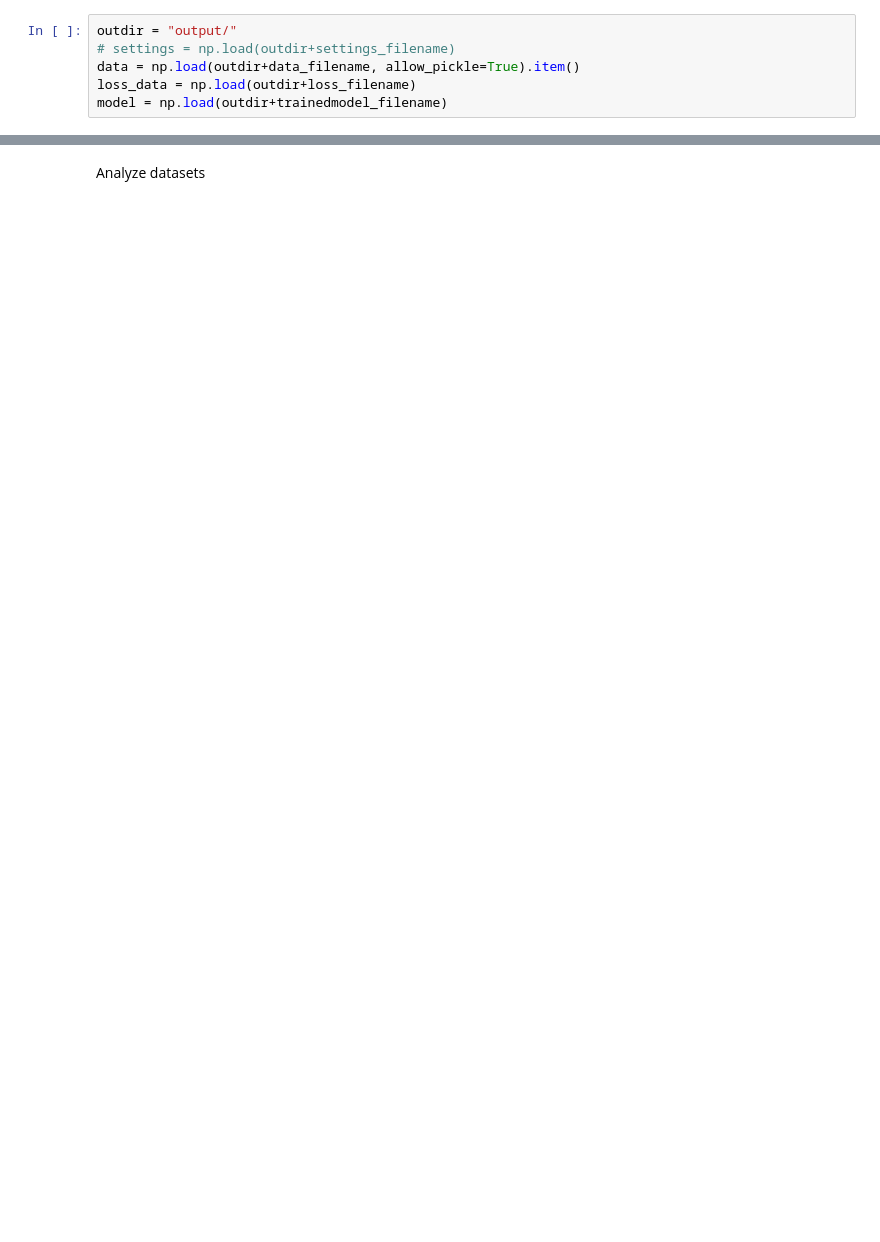
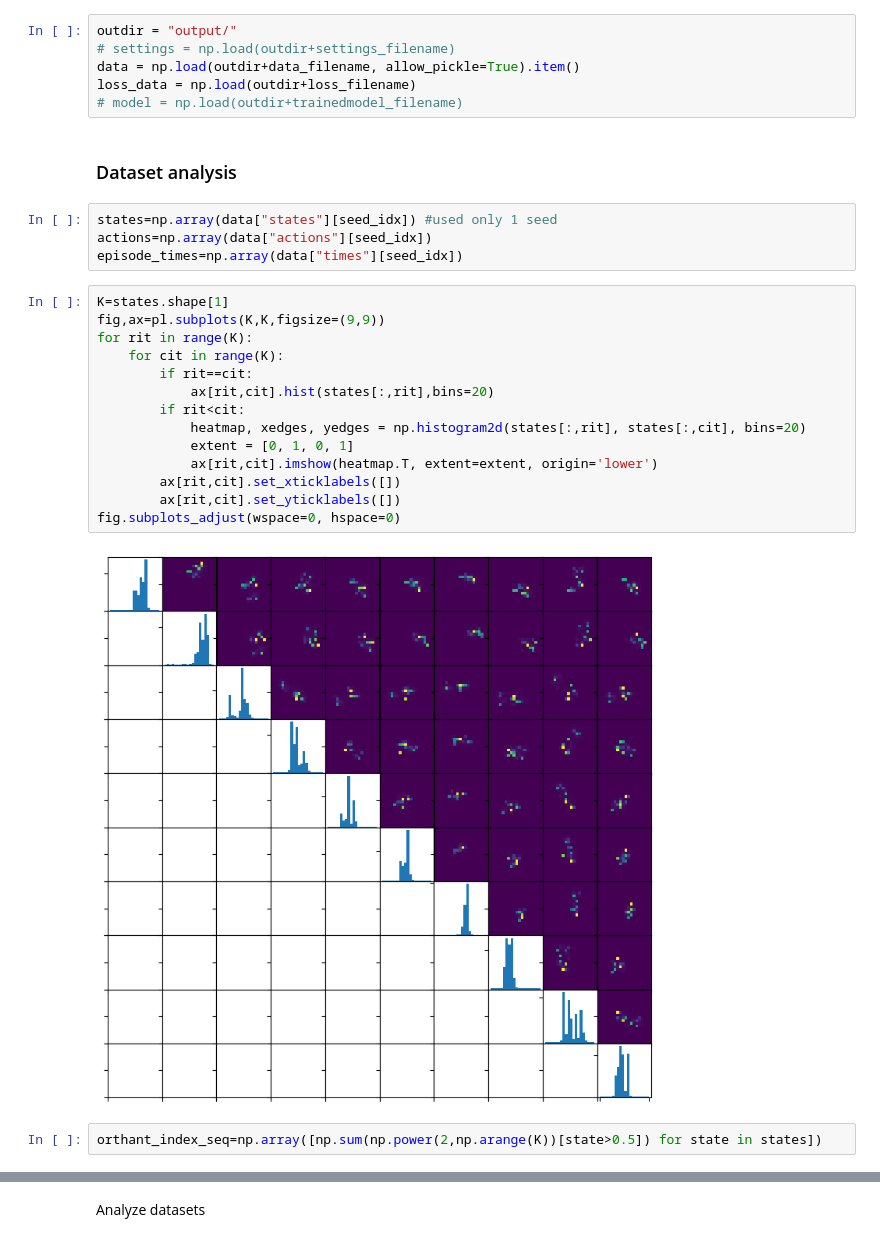
Before and after one commit to amimem/ToMM, a Jupyter notebook: trained_networks_analysis.ipynb, the cells around one changed output, grey strips where cells are left out. Drawn from its saved outputs; the diff is of its cells as text; blank space fills up the shorter version.

```diff
--- a/trained_networks_analysis.ipynb
+++ b/trained_networks_analysis.ipynb
@@ -14,7 +17,31 @@ trainedmodel_filename = "_trainingdata_" +settings_name+"_seed"+str(seed_idx)+"_
 loss_filename = "_trainingdata_"+settings_name+"_seed"+str(seed_idx)+"_loggedloss.npy"
-# %%
-outdir = "output/"
-# settings = np.load(outdir+settings_filename)
-data = np.load(outdir+data_filename, allow_pickle=True).item()
-loss_data = np.load(outdir+loss_filename)
-model = np.load(outdir+trainedmodel_filename)
+# %%
+outdir = "output/"
+# settings = np.load(outdir+settings_filename)
+data = np.load(outdir+data_filename, allow_pickle=True).item()
+loss_data = np.load(outdir+loss_filename)
+# model = np.load(outdir+trainedmodel_filename)
+# %% [markdown]
+### Dataset analysis
+# %%
+states=np.array(data["states"][seed_idx]) #used only 1 seed
+actions=np.array(data["actions"][seed_idx])
+episode_times=np.array(data["times"][seed_idx])
+# %%
+K=states.shape[1]
+fig,ax=pl.subplots(K,K,figsize=(9,9))
+for rit in range(K):
+    for cit in range(K):
+        if rit==cit:
+            ax[rit,cit].hist(states[:,rit],bins=20)
+        if rit<cit:
+            heatmap, xedges, yedges = np.histogram2d(states[:,rit], states[:,cit], bins=20)
+            extent = [0, 1, 0, 1]
+            ax[rit,cit].imshow(heatmap.T, extent=extent, origin='lower')
+        ax[rit,cit].set_xticklabels([])
+        ax[rit,cit].set_yticklabels([])
+fig.subplots_adjust(wspace=0, hspace=0)
+# %% [output]
+[figure, added]
+# %%
+orthant_index_seq=np.array([np.sum(np.power(2,np.arange(K))[state>0.5]) for state in states])
```
Also changed, not shown: parts of 28 cells of this notebook, 6 other files.
